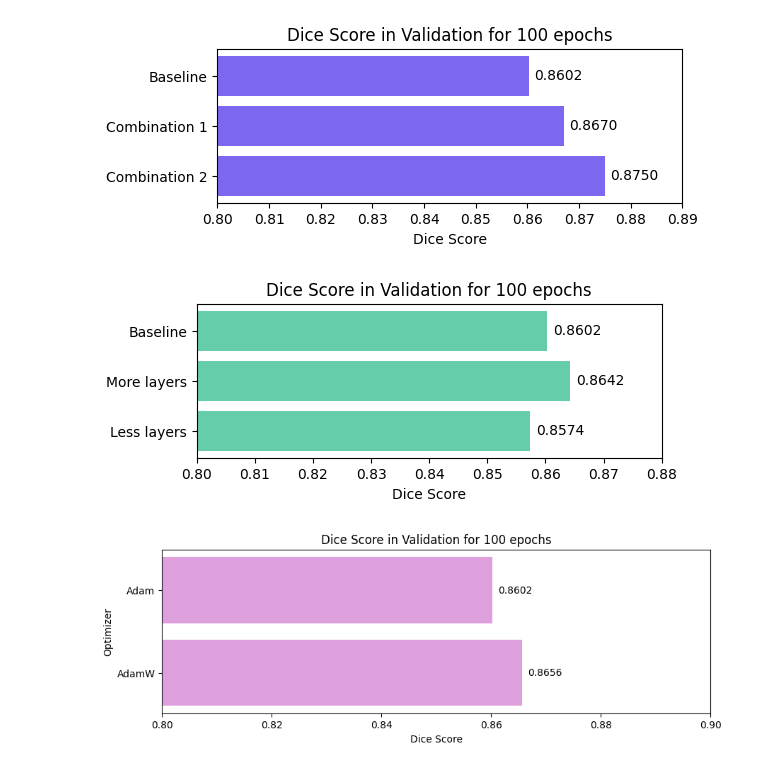
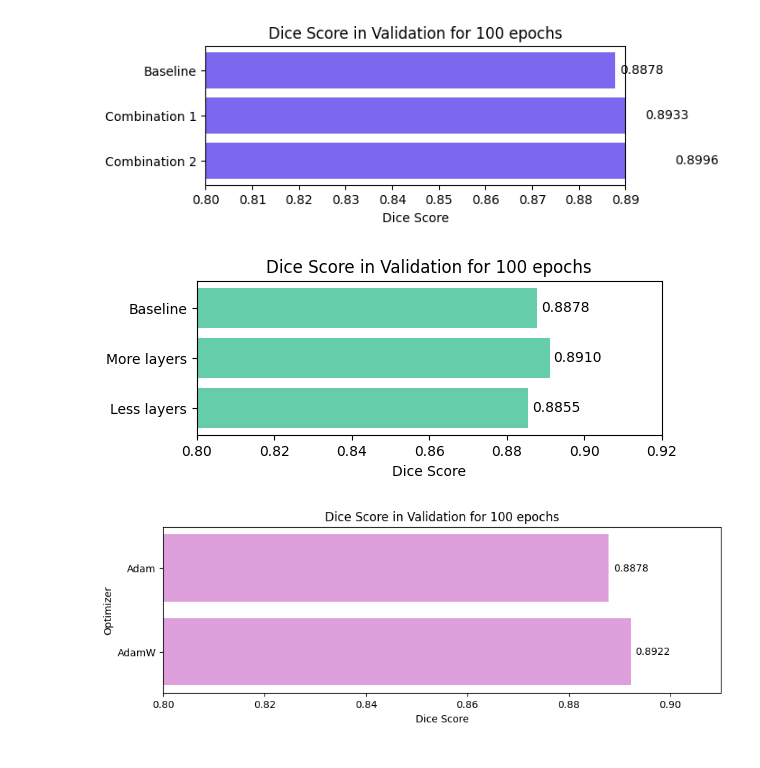
Before and after one commit to HKervadec/ai4mi_project, a Jupyter notebook: plots.ipynb, the cells around one changed output. Drawn from its saved outputs; the diff is of its cells as text; code cells hidden in the pictures.

Commit message:
Fixed plots with background class too

```diff
--- a/plots.ipynb
+++ b/plots.ipynb
@@ -13,35 +13,35 @@ for lr in lrs:
     if lr == "Baseline":
         path = "results/baseline100epochs/dice_val.npy"
         with open("results/baseline100epochs/best_epoch.txt", 'r') as file:
             best_epoch = int(file.read().strip())
     elif lr == "Combination 1":
         path = "results/AdamW/combination1-bestlr,bestK,bestinitK/dice_val.npy"
         with open("results/AdamW/combination1-bestlr,bestK,bestinitK/best_epoch.txt", 'r') as file:
             best_epoch = int(file.read().strip())
     else:
         path = "results/AdamW/combination2-bestlrbestK/dice_val.npy"
         with open("results/AdamW/combination2-bestlrbestK/best_epoch.txt", 'r') as file:
             best_epoch = int(file.read().strip())
 
 
     dice_val = np.load(path)
-    score = dice_val[best_epoch, :, 1:].mean()
+    score = dice_val[best_epoch, :, :].mean()
     values.append(score)
 
 # Creating the horizontal bar plot
 plt.figure(figsize=(6, 2))
 bars=plt.barh(labels, values, color='mediumslateblue')
 plt.xlim(0.8, 0.89)  # Set x-axis range to display scores from 0.8 to 0.9
 plt.title("Dice Score in Validation for 100 epochs")
 # plt.ylabel("Optimizer")
 plt.xlabel("Dice Score")
 plt.gca().invert_yaxis()  # Optional: Invert y-axis for better readability
 for bar, value in zip(bars, values):
     plt.text(value + 0.001, bar.get_y() + bar.get_height() / 2, f'{value:.4f}',
              va='center', ha='left', color='black')
 plt.show()
 # %% [output]
-[figure, old version]
+[figure, new version]
 # %%
 import matplotlib.pyplot as plt
 import numpy as np
@@ -69,13 +69,13 @@ for lr in lrs:
 
 
     dice_val = np.load(path)
-    score = dice_val[best_epoch, :, 1:].mean()
+    score = dice_val[best_epoch, :, :].mean()
     values.append(score)
 
 # Creating the horizontal bar plot
 plt.figure(figsize=(6, 2))
 bars=plt.barh(labels, values, color='mediumaquamarine')
-plt.xlim(0.8, 0.88)  # Set x-axis range to display scores from 0.8 to 0.9
+plt.xlim(0.8, 0.92)  # Set x-axis range to display scores from 0.8 to 0.9
 plt.title("Dice Score in Validation for 100 epochs")
 # plt.ylabel("Optimizer")
 plt.xlabel("Dice Score")
@@ -85,7 +85,7 @@ for bar, value in zip(bars, values):
              va='center', ha='left', color='black')
 plt.show()
 # %% [output]
-[figure, old version]
+[figure, new version]
 # %%
 import matplotlib.pyplot as plt
 import numpy as np
@@ -109,13 +109,13 @@ for lr in lrs:
 
 
     dice_val = np.load(path)
-    score = dice_val[best_epoch, :, 1:].mean()
+    score = dice_val[best_epoch, :, :].mean()
     values.append(score)
 
 # Creating the horizontal bar plot
 plt.figure(figsize=(10, 3))
 bars=plt.barh(labels, values, color='plum')
-plt.xlim(0.8, 0.9)  # Set x-axis range to display scores from 0.8 to 0.9
+plt.xlim(0.8, 0.91)  # Set x-axis range to display scores from 0.8 to 0.9
 plt.title("Dice Score in Validation for 100 epochs")
 plt.ylabel("Optimizer")
 plt.xlabel("Dice Score")
@@ -125,7 +125,7 @@ for bar, value in zip(bars, values):
              va='center', ha='left', color='black')
 plt.show()
 # %% [output]
-[figure, old version]
+[figure, new version]
 # %%
 lrs = [1, 2, 2.5, 3, 3.5, 7]
 
```
Also changed, not shown: parts of 3 cells of this notebook.
